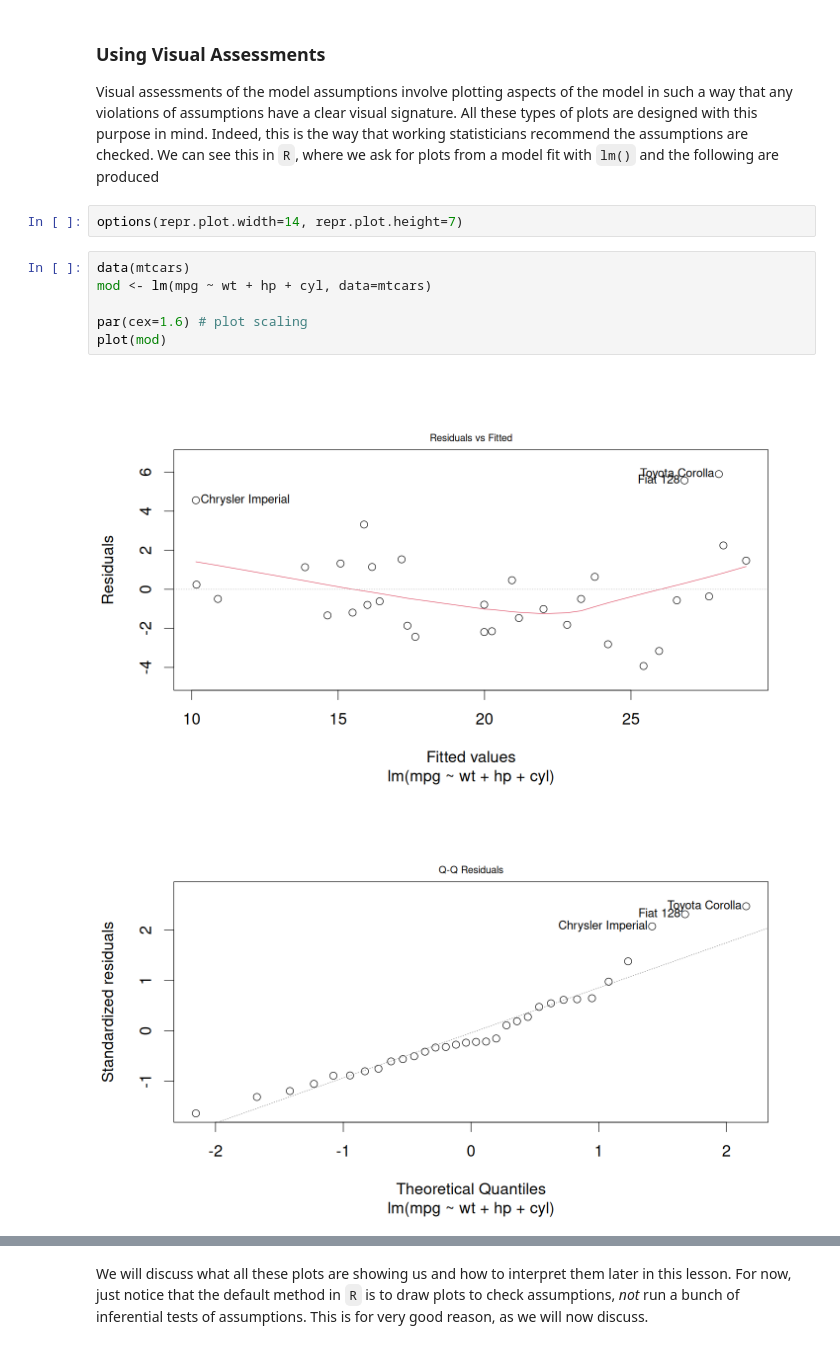
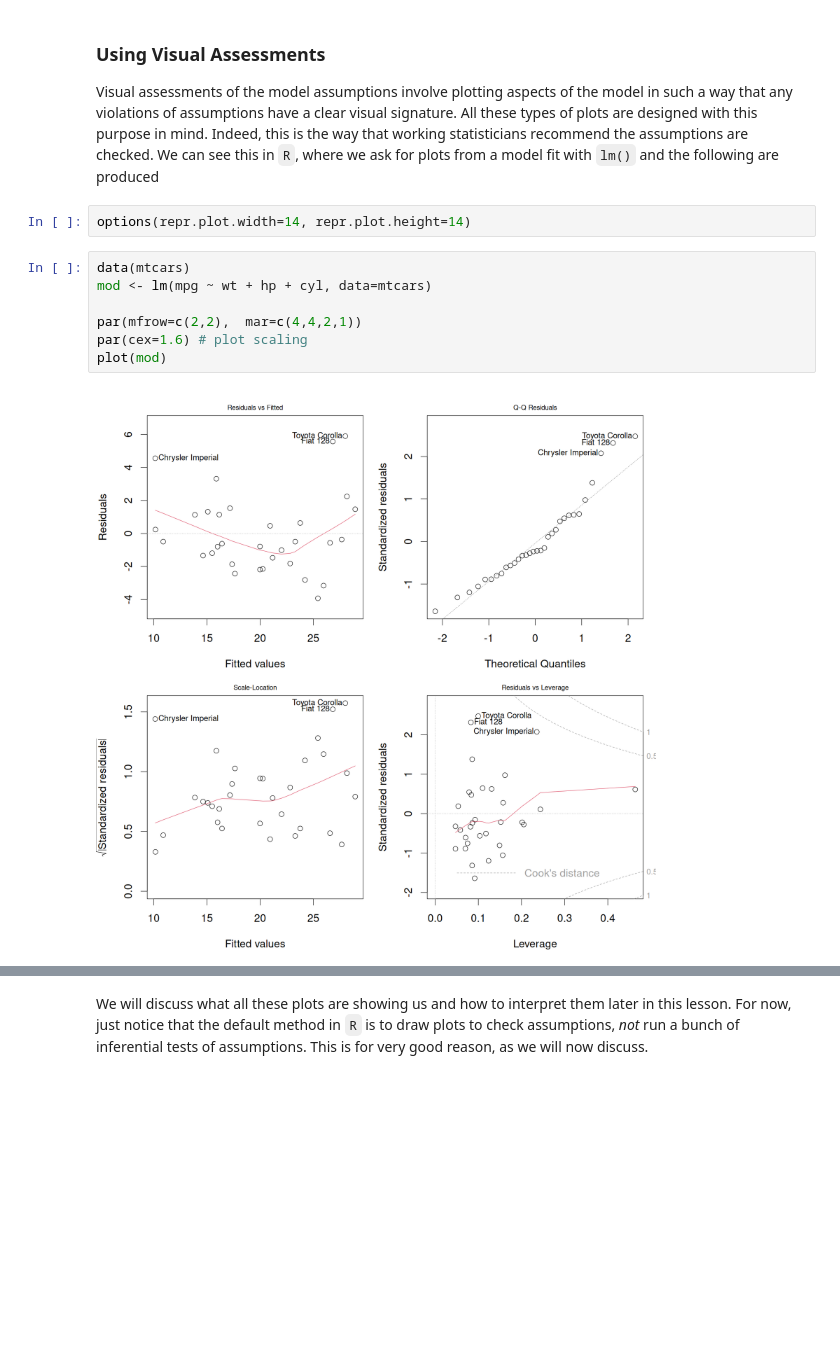
Before and after one commit to PCHN63101-Advanced-Data-Skills/Assumptions-Diagnostics-Transforms, a Jupyter notebook: 1.assumptions.ipynb, the cells around one changed output, grey strips where cells are left out. Drawn from its saved outputs; the diff is of its cells as text; blank space fills up the shorter version.

```diff
--- a/1.assumptions.ipynb
+++ b/1.assumptions.ipynb
@@ -15,13 +15,13 @@ One of the key reasons why we caution against inferential tests is because they
 ### Using Visual Assessments
 Visual assessments of the model assumptions involve plotting aspects of the model in such a way that any violations of assumptions have a clear visual signature. All these types of plots are designed with this purpose in mind. Indeed, this is the way that working statisticians recommend the assumptions are checked. We can see this in `R`, where we ask for plots from a model fit with `lm()` and the following are produced
 # %%
-options(repr.plot.width=14, repr.plot.height=7)
+options(repr.plot.width=14, repr.plot.height=14)
 # %%
 data(mtcars)
 mod <- lm(mpg ~ wt + hp + cyl, data=mtcars)
 
+par(mfrow=c(2,2),  mar=c(4,4,2,1))
 par(cex=1.6) # plot scaling
 plot(mod)
 # %% [output]
-[figure, old version]
+[figure, new version]
-[figure, removed]
```
Also changed, not shown: parts of 1 cell of this notebook, 52 other files.
